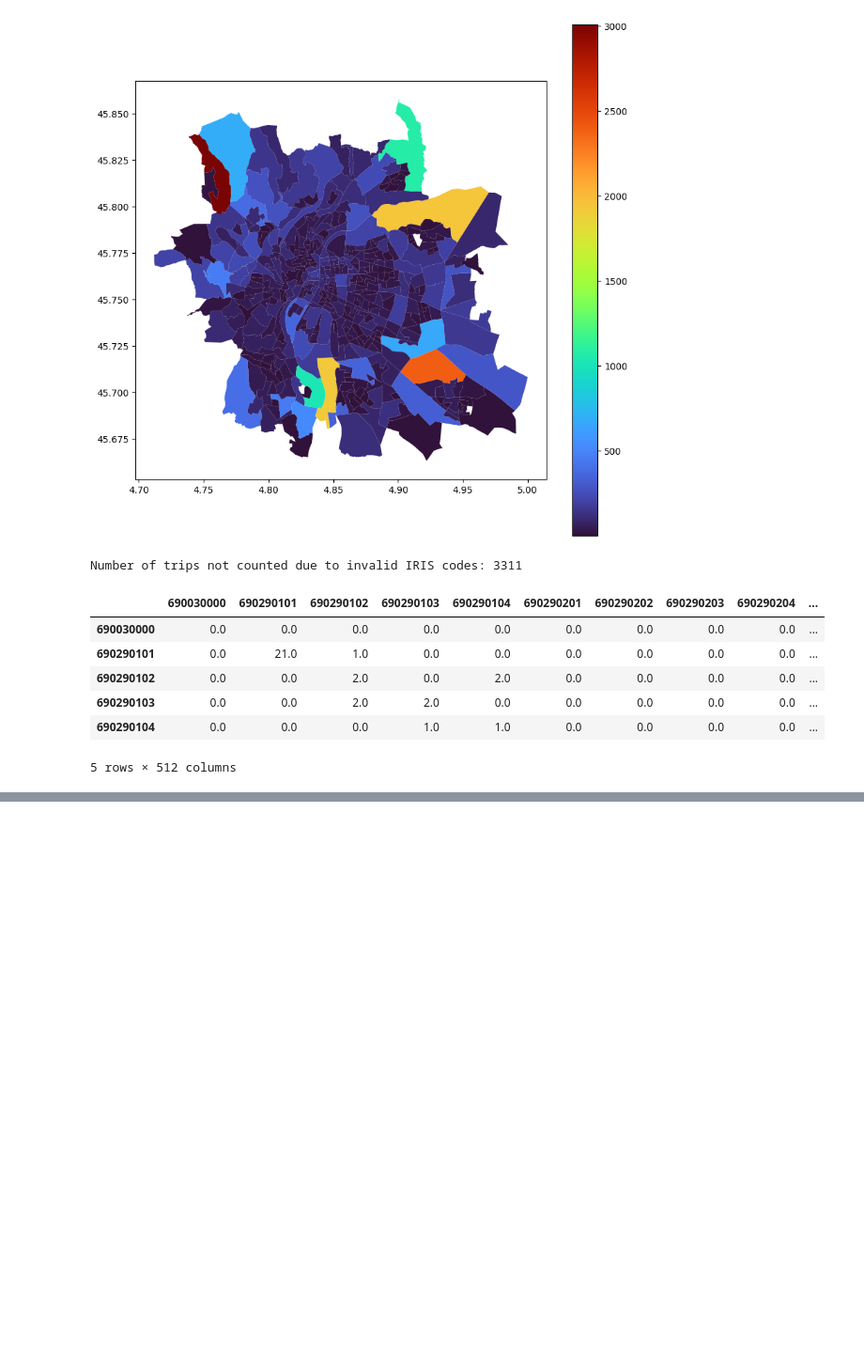
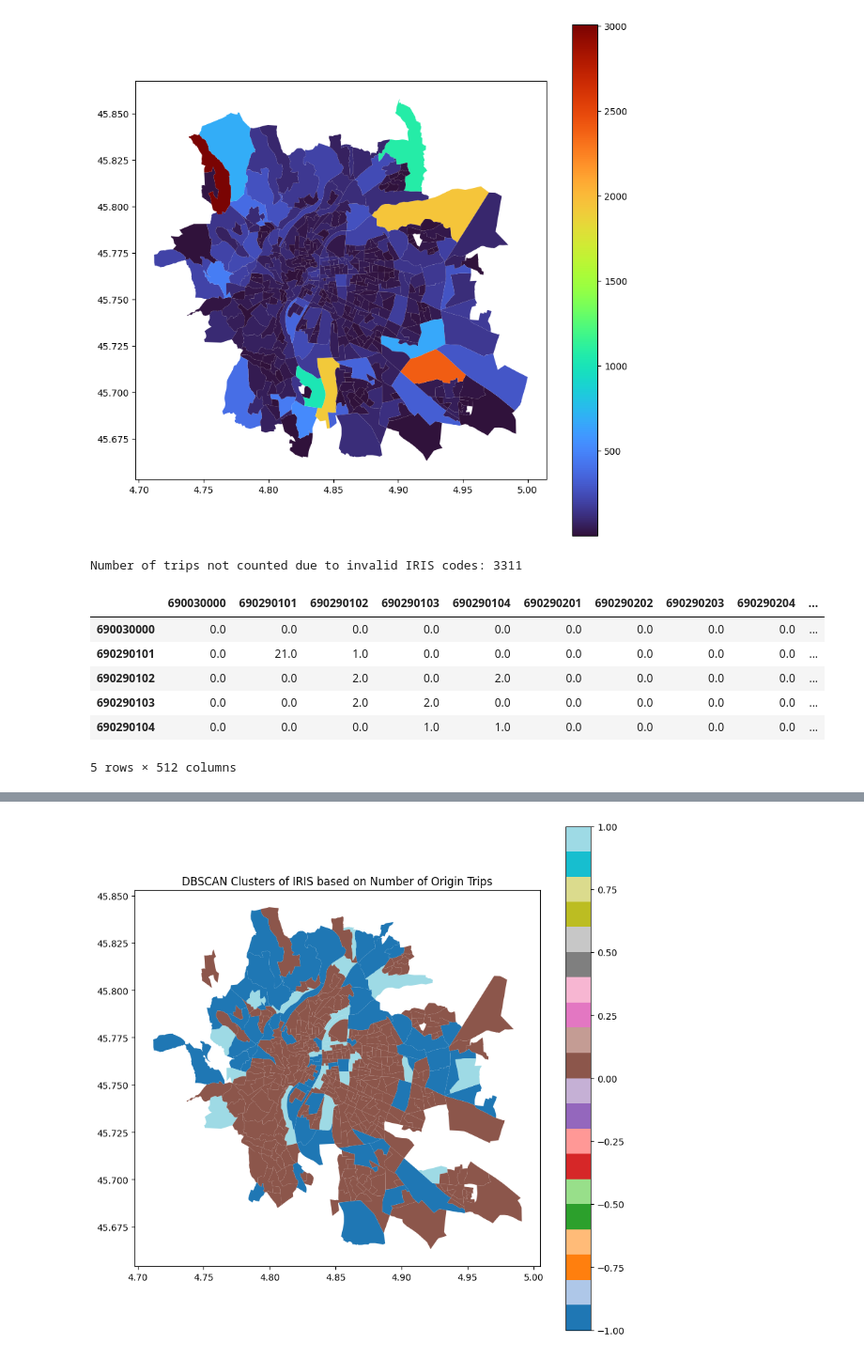
Before and after one commit to timentpe/dspap_project, a Jupyter notebook: notebooks/tim.ipynb, the cells around one changed output, grey strips where cells are left out. Shown at 94% size. Cells and saved outputs as stored; diff of their text form; code cells hidden in the pictures; blank space fills up the shorter version.

```diff
--- a/notebooks/tim.ipynb
+++ b/notebooks/tim.ipynb
@@ -657,0 +678,20 @@ Pour l'iris 692560102.0 vers 692750111.0 :
+# %%
+# Cluster the iris with DBSCAN based on their number of origin trips
+
+origin_values = lyon_iris_cleaned_origin[['number_of_origins']].to_numpy()
+dbscan_origin = DBSCAN(eps=5, min_samples=11)  # eps
+clusters_origin = dbscan_origin.fit_predict(origin_values)
+lyon_iris_cleaned_origin['origin_cluster'] = clusters_origin
+# %%
+# Display the clusters on a map, with different colors for each cluster
+lyon_iris_cleaned_origin.plot(
+    column='origin_cluster',
+    cmap='tab20',
+    legend=True,
+    figsize=(10,10)
+)
+
+plt.title('DBSCAN Clusters of IRIS based on Number of Origin Trips')
+plt.show()
+# %% [output]
+[figure, added]
```
Also changed, not shown: parts of 16 cells of this notebook.
